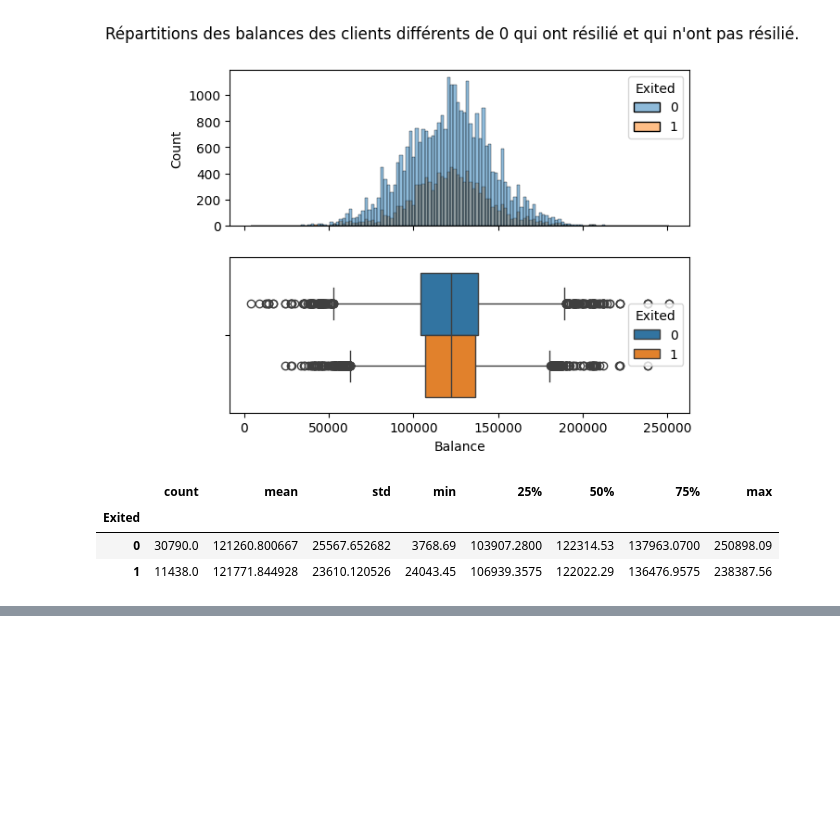
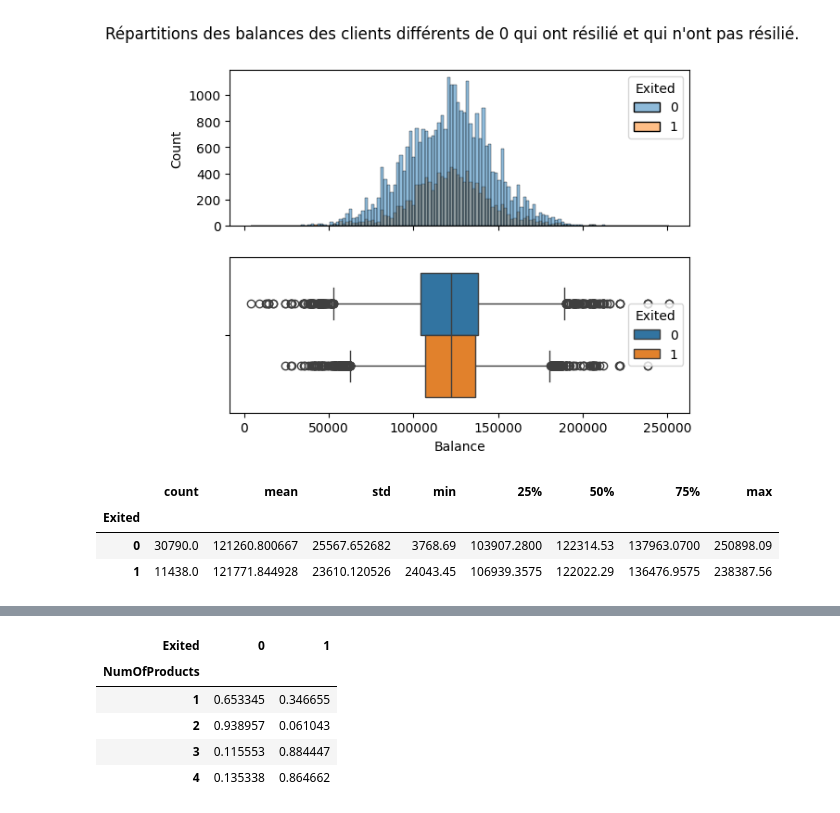
Before and after one commit to fmazur57u/Bank-churn, a Jupyter notebook: bankChurn/src/bankchurn/projet_bank_churn.ipynb, the cells around one changed output, grey strips where cells are left out. Drawn from its saved outputs; the diff is of its cells as text; code cells hidden in the pictures; blank space fills up the shorter version.

```diff
--- a/bankChurn/src/bankchurn/projet_bank_churn.ipynb
+++ b/bankChurn/src/bankchurn/projet_bank_churn.ipynb
@@ -234,0 +244,9 @@ Pour commencer cette analyse, on va regarder la relation tenure et possession d'
+# %%
+pd.crosstab(observation_set["NumOfProducts"], observation_set["Exited"], normalize="index")
+# %% [output]
+| Exited | 0 | 1 |
+| NumOfProducts |  |  |
+| 1 | 0.653345 | 0.346655 |
+| 2 | 0.938957 | 0.061043 |
+| 3 | 0.115553 | 0.884447 |
+| 4 | 0.135338 | 0.864662 |
```
Also changed, not shown: parts of 12 cells of this notebook.
